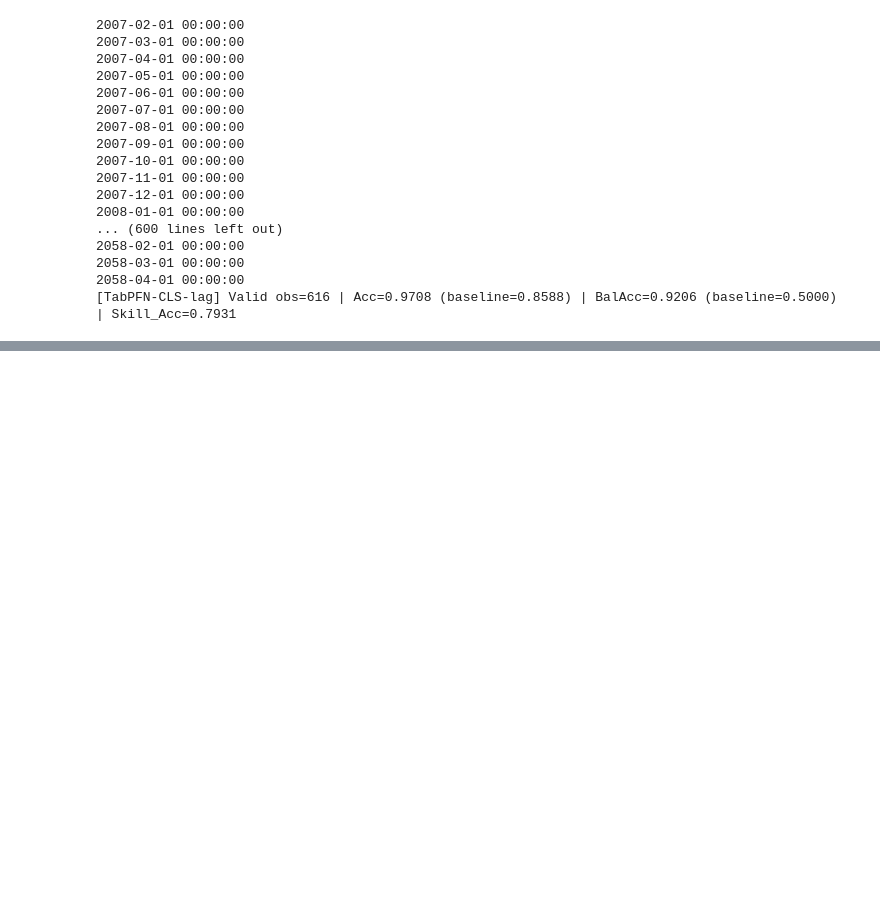
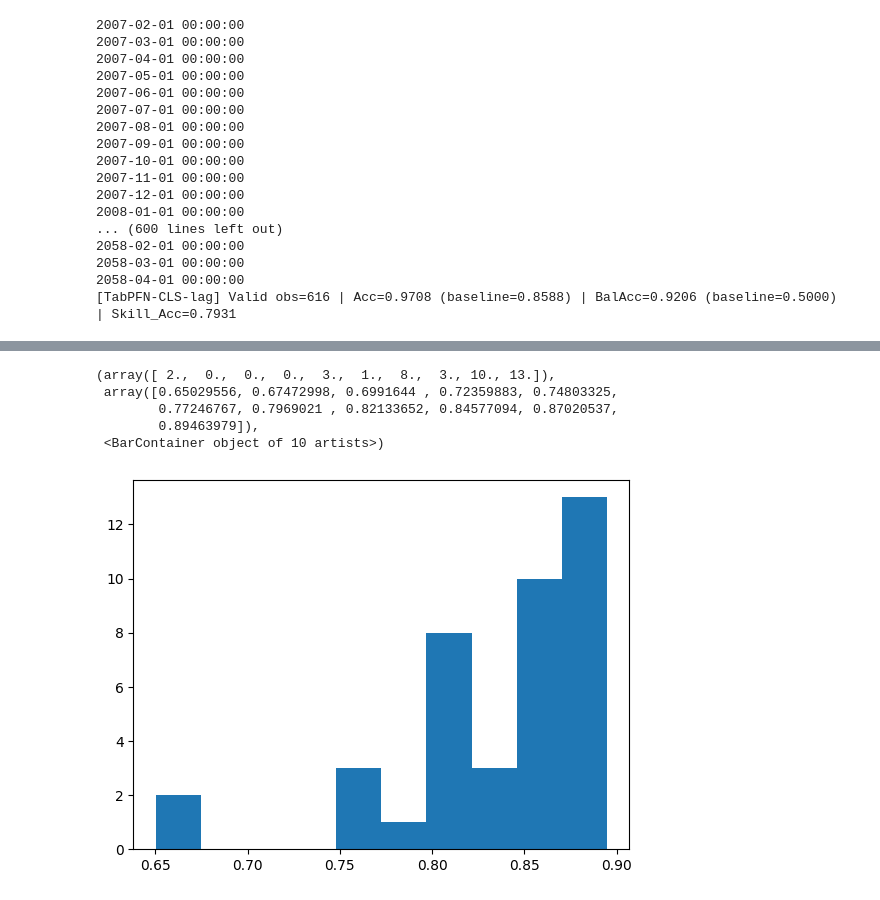
Before and after one commit to KiliTili/Masterarbeit, a Jupyter notebook: Notebooks/simulation/simulation.ipynb, the cells around one changed output, grey strips where cells are left out. Cells and saved outputs as stored; diff of their text form; code cells hidden in the pictures; blank space fills up the shorter version.

```diff
--- a/Notebooks/simulation/simulation.ipynb
+++ b/Notebooks/simulation/simulation.ipynb
@@ -304,0 +464,9 @@ Xet Storage is enabled for this repo, but the 'hf_xet' package is not installed.
+# %%
+plt.hist(y_prob)
+# %% [output]
+(array([ 2.,  0.,  0.,  0.,  3.,  1.,  8.,  3., 10., 13.]),
+ array([0.65029556, 0.67472998, 0.6991644 , 0.72359883, 0.74803325,
+        0.77246767, 0.7969021 , 0.82133652, 0.84577094, 0.87020537,
+        0.89463979]),
+ <BarContainer object of 10 artists>)
+[figure, added]
```
Also changed, not shown: parts of 4 cells of this notebook, 2 other files.
